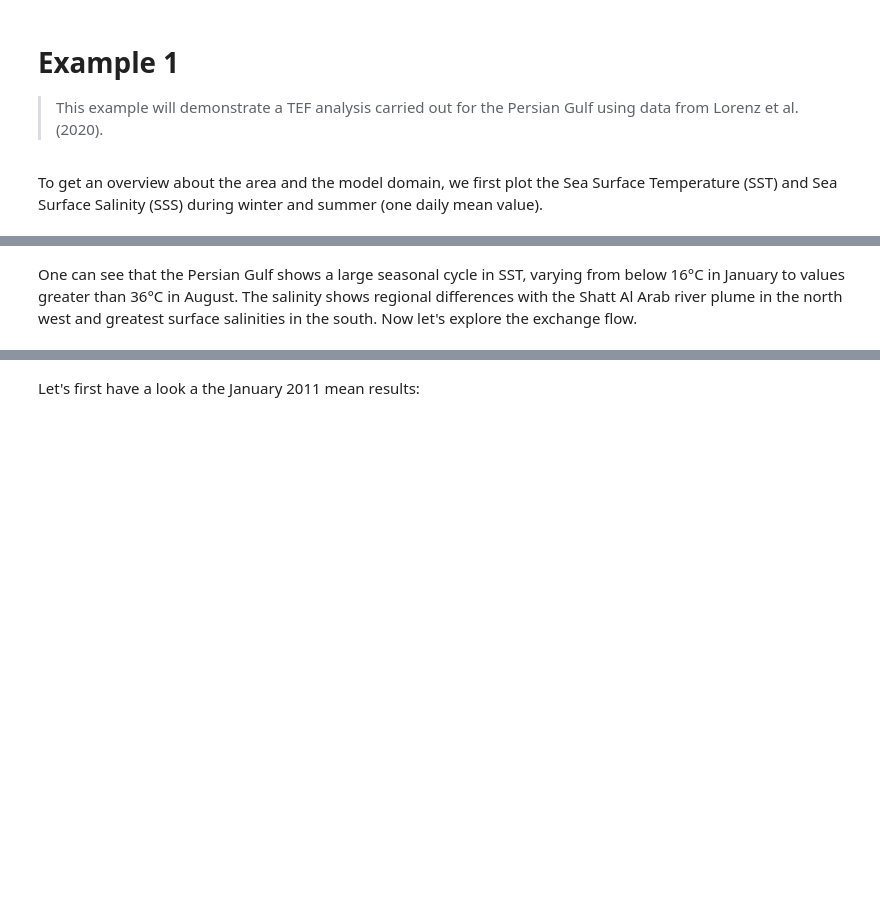
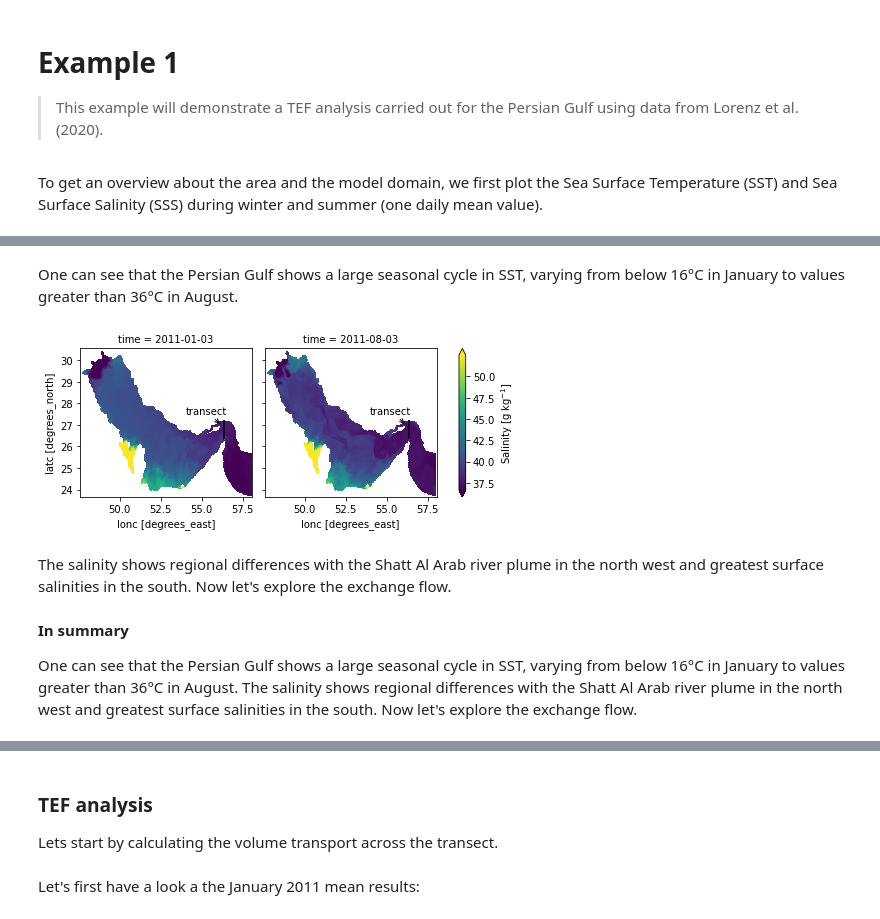
Before and after one commit to florianboergel/pyTEF, a Jupyter notebook: 01_example_persian_gulf.ipynb, the cells around one changed output, grey strips where cells are left out. Saved outputs shown, nothing was run; the diff lists cells and outputs as text; code cells hidden in the pictures; blank space fills up the shorter version.

```diff
--- a/01_example_persian_gulf.ipynb
+++ b/01_example_persian_gulf.ipynb
@@ -33,4 +35,20 @@ for axx in ax:
+# %% [markdown]
+One can see that the Persian Gulf shows a large seasonal cycle in SST, varying from below 16°C in January to values greater than 36°C in August.
+# %%
+ds_2d.salt.attrs["long_name"] = "Salinity"
+ds_2d.salt.attrs["units"] = "g kg$^{-1}$"
+
+g = ds_2d.salt.plot(col = "time", cmap = "viridis", robust = True)
+for ax in (g.axes.flat):
+    ax.annotate('transect',xy=(56.2,27.),xytext=(54,27.5),arrowprops=dict(arrowstyle='->'))
+    ax.plot([ds_winter.lonc.values,ds_winter.lonc.values],[ds_winter.latc.values[0],ds_winter.latc.values[-1]],color='k')
+# %% [output]
+[figure, added]
+# %% [markdown]
+The salinity shows regional differences with the Shatt Al Arab river plume in the north west and greatest surface salinities in the south. Now let's explore the exchange flow.
 # %% [markdown]
+**In summary**
+
 One can see that the Persian Gulf shows a large seasonal cycle in SST, varying from below 16°C in January to
 values greater than 36°C in August. The salinity shows regional differences with the Shatt Al Arab river plume in the north west and greatest surface salinities in the south.
 Now let's explore the exchange flow.
@@ -42 +61,5 @@ tef.set_up()
 **Note**: Calculation will around 3 minutes.
+# %% [markdown]
+### TEF analysis
+
+Lets start by calculating the volume transport across the transect.
```
Also changed, not shown: parts of 10 cells of this notebook, 9 other files.
